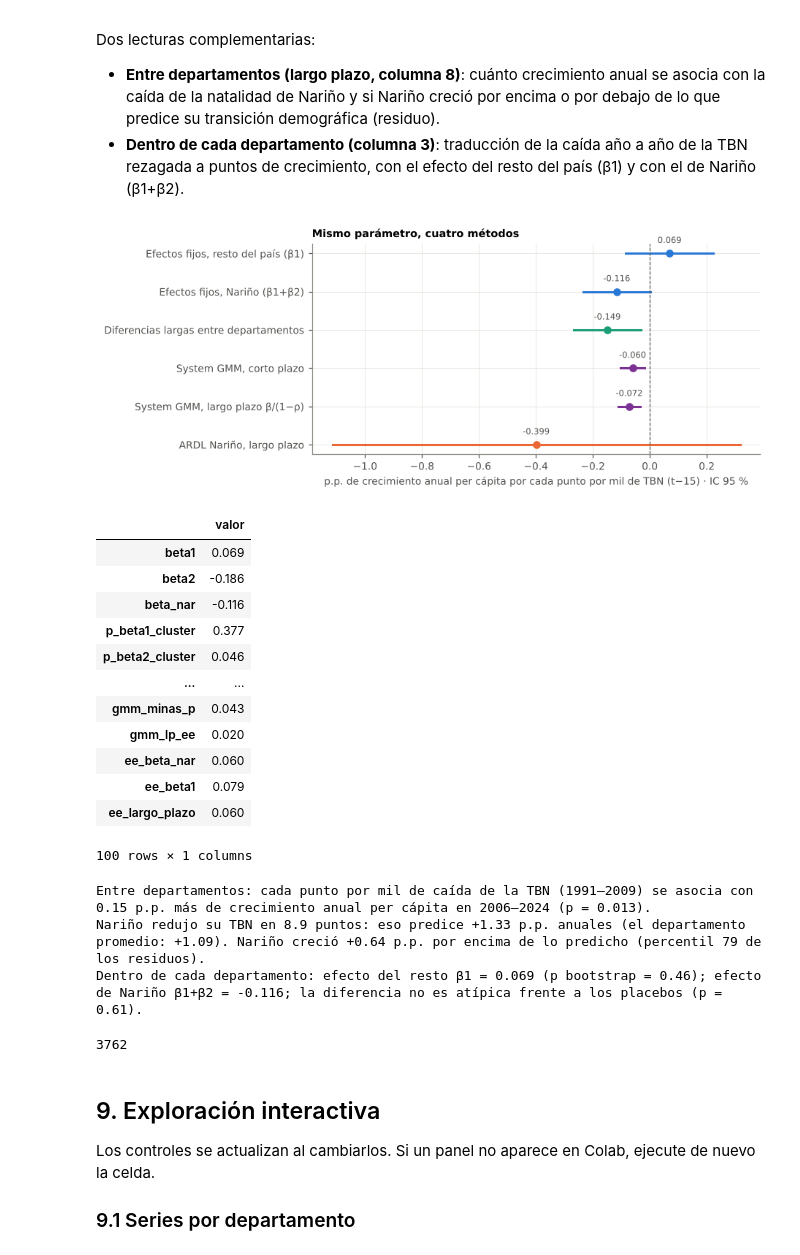
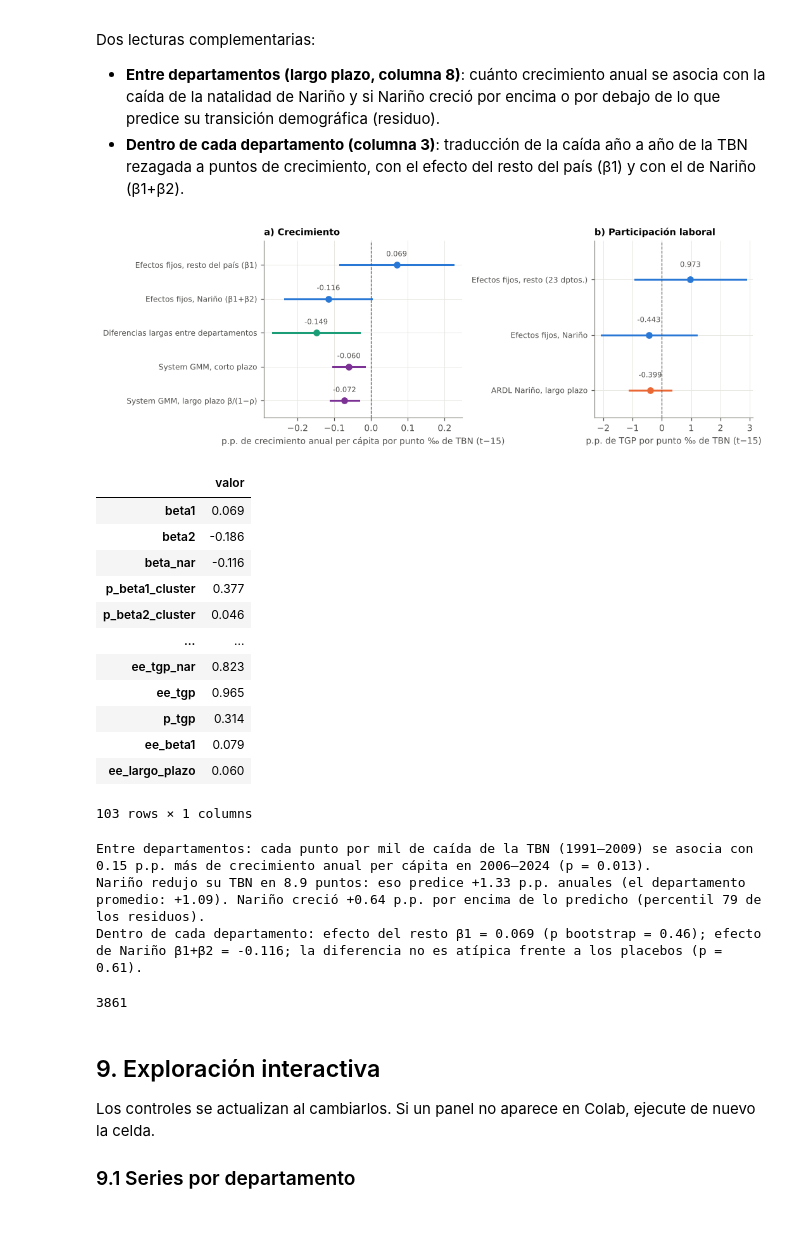
Before and after one commit to santacruzdavid1201-web/natalidad-narino, a Jupyter notebook: natalidad_narino.ipynb, the cells around one changed output. Drawn from its saved outputs; the diff is of its cells as text; code cells hidden in the pictures; blank space fills up the shorter version.

```diff
--- a/natalidad_narino.ipynb
+++ b/natalidad_narino.ipynb
@@ -1302,53 +1339,65 @@ DESC = {"tgf_nar_1985": dn.tgf[1985], "tgf_nar_2014": dn.tgf[2014], "tgf_nar_201
         "anio_cruce_dep": int(cruce.min()) if len(cruce) else 0,
         "pet_nar_2005": dn.pet_sh[2005], "pet_nar_2024": dn.pet_sh[2024], "pet_nar_2035": dn.pet_sh[2035],
         "tgp_nar_2007": nl.tgp[2007], "tgp_nar_2024": nl.tgp[2024], "to_nar_2007": nl.to[2007], "to_nar_2024": nl.to[2024],
         "tgp_agg_2024": agg.tgp[2024], "to_agg_2024": agg.to[2024], "td_nar_max": nl.td.loc[:2024].max(),
         "td_nar_max_anio": int(nl.td.loc[:2024].idxmax()), "td_nar_2024": nl.td[2024], "inf_23_media": inf_23.mean()}
 CLAVE.update(DESC)
 CLAVE.update(GMM_CLAVE)
 
-# --- Figura 9. Confrontación de los cuatro métodos: efecto de 1 punto por mil de TBN (t−15) sobre el crecimiento anual (p.p.) ---
+# --- Figura 9. Confrontación de los métodos sobre el mismo parámetro ---
+# a) Crecimiento: p.p. de crecimiento anual per cápita por cada punto por mil de TBN (t−15)
+# b) Participación laboral: p.p. de TGP por cada punto por mil de TBN (t−15)
 V9 = GMM["(9) GMM anual"]["V"].loc[["L1.g", "tbn_l15"], ["L1.g", "tbn_l15"]].values
 rho9, b9 = GMM_CLAVE["gmm_rho"], GMM_CLAVE["gmm_tbn"]
 grad9 = np.array([b9 / (1 - rho9) ** 2, 1 / (1 - rho9)])
 V3 = r3.cov.loc[["tbn_l15", "tbn_l15_x_nar"], ["tbn_l15", "tbn_l15_x_nar"]].values
+r6 = MODELOS["(6) TGP · H2"]
+V6 = r6.cov.loc[["tbn_l15", "tbn_l15_x_nar"], ["tbn_l15", "tbn_l15_x_nar"]].values
 COMPARA = pd.DataFrame([
-    ("Efectos fijos, resto del país (β1)", "Panel EF", b1, r3.std_errors["tbn_l15"]),
-    ("Efectos fijos, Nariño (β1+β2)", "Panel EF", b1 + b2, np.sqrt(V3.sum())),
-    ("Diferencias largas entre departamentos", "Diferencias largas", b_lp, r_largo.bse["d_tbn"]),
-    ("System GMM, corto plazo", "System GMM", b9, GMM_CLAVE["gmm_tbn_ee"]),
-    ("System GMM, largo plazo β/(1−ρ)", "System GMM", GMM_CLAVE["gmm_lp"], float(np.sqrt(grad9 @ V9 @ grad9))),
-    ("ARDL Nariño, largo plazo", "ARDL", lr, lr_se),
-], columns=["Estimador", "Método", "coef", "ee"])
+    ("a) Crecimiento", "Efectos fijos, resto del país (β1)", "Panel EF", b1, r3.std_errors["tbn_l15"]),
+    ("a) Crecimiento", "Efectos fijos, Nariño (β1+β2)", "Panel EF", b1 + b2, np.sqrt(V3.sum())),
+    ("a) Crecimiento", "Diferencias largas entre departamentos", "Diferencias largas", b_lp, r_largo.bse["d_tbn"]),
+    ("a) Crecimiento", "System GMM, corto plazo", "System GMM", b9, GMM_CLAVE["gmm_tbn_ee"]),
+    ("a) Crecimiento", "System GMM, largo plazo β/(1−ρ)", "System GMM", GMM_CLAVE["gmm_lp"], float(np.sqrt(grad9 @ V9 @ grad9))),
+    ("b) Participación laboral", "Efectos fijos, resto (23 dptos.)", "Panel EF", r6.params["tbn_l15"], r6.std_errors["tbn_l15"]),
+    ("b) Participación laboral", "Efectos fijos, Nariño", "Panel EF", r6.params[["tbn_l15", "tbn_l15_x_nar"]].sum(), np.sqrt(V6.sum())),
+    ("b) Participación laboral", "ARDL Nariño, largo plazo", "ARDL", lr, lr_se),
+], columns=["Resultado", "Estimador", "Método", "coef", "ee"])
 COMPARA["li"], COMPARA["ls"] = COMPARA.coef - 1.96 * COMPARA.ee, COMPARA.coef + 1.96 * COMPARA.ee
-guardar_tabla(COMPARA.set_index("Estimador").round(3), "Tabla_9_confrontacion")
+guardar_tabla(COMPARA.set_index(["Resultado", "Estimador"]).round(3), "Tabla_9_confrontacion")
 COLORES_M = {"Panel EF": C_COL, "Diferencias largas": "#1b9e77", "System GMM": "#7b3294", "ARDL": C_NAR}
-fig, ax = plt.subplots(figsize=(7.2, 3.4))
-for k_, f_ in COMPARA.iloc[::-1].reset_index(drop=True).iterrows():
-    ax.plot([f_.li, f_.ls], [k_, k_], color=COLORES_M[f_["Método"]], lw=2)
-    ax.plot(f_.coef, k_, "o", color=COLORES_M[f_["Método"]], ms=6)
-    ax.text(f_.coef, k_ + 0.22, f"{f_.coef:.3f}", ha="center", va="bottom", fontsize=7.5, color=C_TXT)
-ax.axvline(0, color=C_TXT, lw=0.8, ls="--")
-ax.set_yticks(range(len(COMPARA)))
-ax.set_yticklabels(COMPARA.Estimador.iloc[::-1])
-ax.set_xlabel("p.p. de crecimiento anual per cápita por cada punto por mil de TBN (t−15) · IC 95 %")
-ax.set_title("Mismo parámetro, cuatro métodos")
+fig, ejes = plt.subplots(1, 2, figsize=(9.6, 3.4), gridspec_kw={"width_ratios": [1.25, 1]})
+for ax, (res_, sub) in zip(ejes, COMPARA.groupby("Resultado", sort=True)):
+    sub = sub.iloc[::-1].reset_index(drop=True)
+    for k_, f_ in sub.iterrows():
+        ax.plot([f_.li, f_.ls], [k_, k_], color=COLORES_M[f_["Método"]], lw=2)
+        ax.plot(f_.coef, k_, "o", color=COLORES_M[f_["Método"]], ms=6)
+        ax.text(f_.coef, k_ + 0.2, f"{f_.coef:.3f}", ha="center", va="bottom", fontsize=7.5, color=C_TXT)
+    ax.axvline(0, color=C_TXT, lw=0.8, ls="--")
+    ax.set_yticks(range(len(sub)))
+    ax.set_yticklabels(sub.Estimador, fontsize=8)
+    ax.set_ylim(-0.5, len(sub) - 0.3)
+    ax.set_title(res_)
+ejes[0].set_xlabel("p.p. de crecimiento anual per cápita por punto ‰ de TBN (t−15)")
+ejes[1].set_xlabel("p.p. de TGP por punto ‰ de TBN (t−15)")
+fig.tight_layout()
 guardar_fig(fig, "Figura_9_confrontacion")
 CLAVE.update({"gmm_lp_ee": float(np.sqrt(grad9 @ V9 @ grad9)), "ee_beta_nar": float(np.sqrt(V3.sum())),
+              "ee_tgp_nar": float(np.sqrt(V6.sum())), "ee_tgp": float(r6.std_errors["tbn_l15"]), "p_tgp": float(r6.pvalues["tbn_l15"]),
               "ee_beta1": float(r3.std_errors["tbn_l15"]), "ee_largo_plazo": float(r_largo.bse["d_tbn"])})
 interpretacion = pd.Series(CLAVE)
 display(interpretacion.round(3).to_frame("valor"))
 print(f"Entre departamentos: cada punto por mil de caída de la TBN (1991–2009) se asocia con {-b_lp:.2f} p.p. más de crecimiento "
       f"anual per cápita en 2006–2024 (p = {r_largo.pvalues['d_tbn']:.3f}).")
 print(f"Nariño redujo su TBN en {-d_tbn['52']:.1f} puntos: eso predice {pred_lp_nar:+.2f} p.p. anuales "
       f"(el departamento promedio: {pred_lp_media:+.2f}). Nariño creció {resid_nar:+.2f} p.p. por encima de lo predicho "
       f"(percentil {pct_resid_nar:.0f} de los residuos).")
 print(f"Dentro de cada departamento: efecto del resto β1 = {b1:.3f} (p bootstrap = {p_wb:.2f}); efecto de Nariño β1+β2 = {b1 + b2:.3f}; "
       f"la diferencia no es atípica frente a los placebos (p = {p_ri:.2f}).")
 (BASE / "salidas" / "resultados_clave.json").write_text(
     json.dumps({k: (int(v) if isinstance(v, (int, np.integer)) else float(v)) for k, v in CLAVE.items()}, indent=2))
 # %% [output]
-[figure, old version]
+[figure, new version]
 |  | valor |
 | beta1 | 0.069 |
 | beta2 | -0.186 |
@@ -1356,16 +1405,16 @@ print(f"Dentro de cada departamento: efecto del resto β1 = {b1:.3f} (p bootstra
 | p_beta1_cluster | 0.377 |
 | p_beta2_cluster | 0.046 |
 | ... | ... |
-| gmm_minas_p | 0.043 |
-| gmm_lp_ee | 0.020 |
-| ee_beta_nar | 0.060 |
+| ee_tgp_nar | 0.823 |
+| ee_tgp | 0.965 |
+| p_tgp | 0.314 |
 | ee_beta1 | 0.079 |
 | ee_largo_plazo | 0.060 |
-100 rows × 1 columns
+103 rows × 1 columns
 Entre departamentos: cada punto por mil de caída de la TBN (1991–2009) se asocia con 0.15 p.p. más de crecimiento anual per cápita en 2006–2024 (p = 0.013).
 Nariño redujo su TBN en 8.9 puntos: eso predice +1.33 p.p. anuales (el departamento promedio: +1.09). Nariño creció +0.64 p.p. por encima de lo predicho (percentil 79 de los residuos).
 Dentro de cada departamento: efecto del resto β1 = 0.069 (p bootstrap = 0.46); efecto de Nariño β1+β2 = -0.116; la diferencia no es atípica frente a los placebos (p = 0.61).
-3762
+3861
 # %% [markdown]
 ## 9. Exploración interactiva
 Los controles se actualizan al cambiarlos. Si un panel no aparece en Colab, ejecute de nuevo la celda.
```
Also changed, not shown: parts of 2 cells of this notebook, 22 other files.
